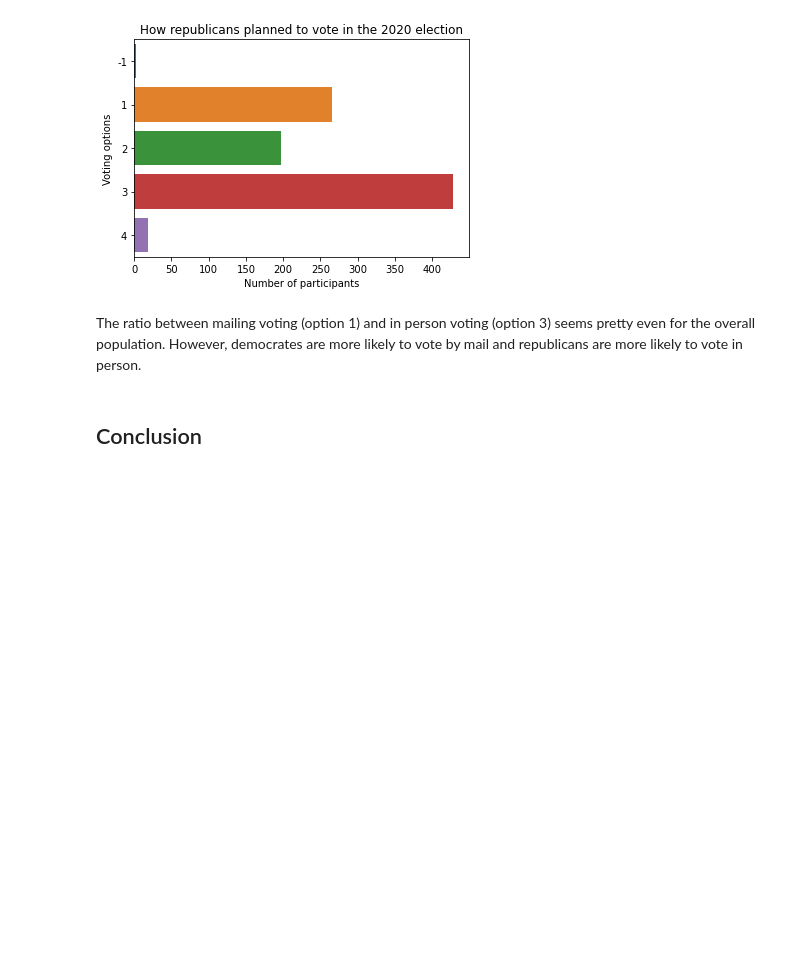
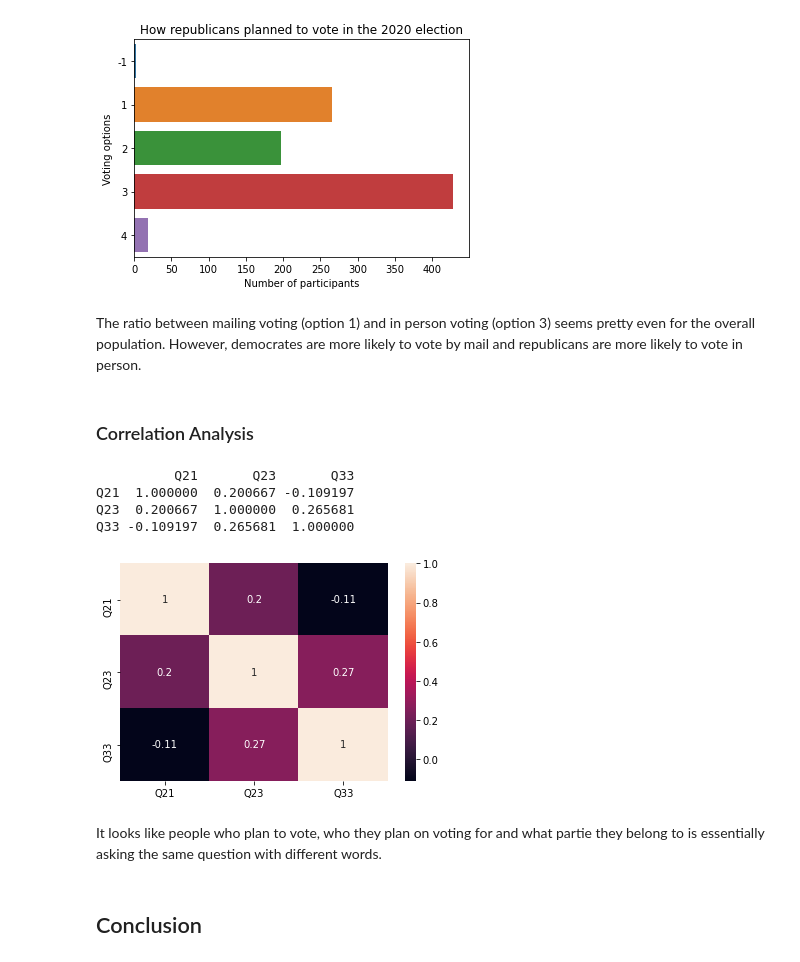
Before and after one commit to data301-2020-winter1/course-project-solo_107, a Jupyter notebook: analysis/test.ipynb, the cells around one changed output. Cells and saved outputs as stored; diff of their text form; code cells hidden in the pictures; blank space fills up the shorter version.

```diff
--- a/analysis/test.ipynb
+++ b/analysis/test.ipynb
@@ -206,6 +236,22 @@ plt.show()
 [figure]
 # %% [markdown]
 The ratio between mailing voting (option 1) and in person voting (option 3) seems pretty even for the overall population. However, democrates are more likely to vote by mail and republicans are more likely to vote in person.
+# %% [markdown]
+### Correlation Analysis
+# %%
+df19 = df[["Q21", "Q23", "Q33"]]
+correlationMatrix = df19.corr(method ='pearson')
+print(correlationMatrix)
+sns.heatmap(correlationMatrix, annot=True)
+plt.show()
+# %% [output]
+          Q21       Q23       Q33
+Q21  1.000000  0.200667 -0.109197
+Q23  0.200667  1.000000  0.265681
+Q33 -0.109197  0.265681  1.000000
+[figure, added]
+# %% [markdown]
+It looks like people who plan to vote, who they plan on voting for and what partie they belong to is essentially asking the same question with different words.
 # %% [markdown]
 ## Conclusion
 # %% [markdown]
```
Also changed, not shown: parts of 2 cells of this notebook, 1 other file.
